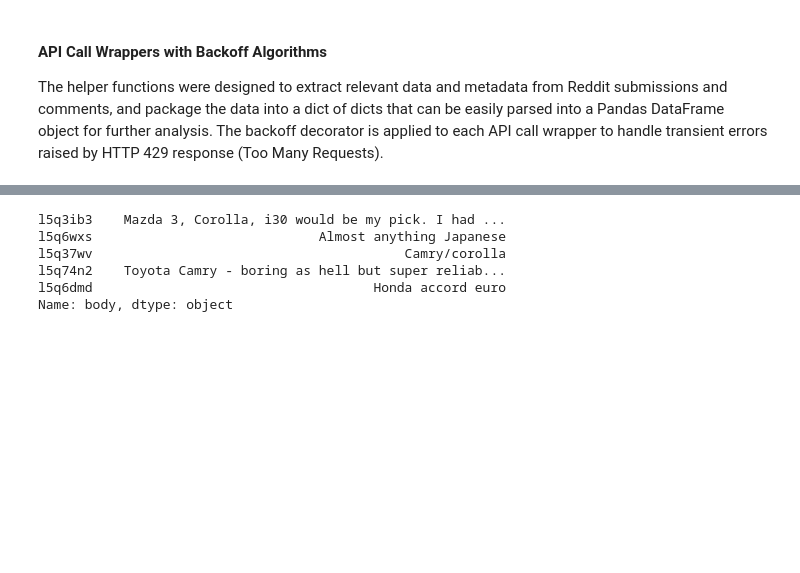
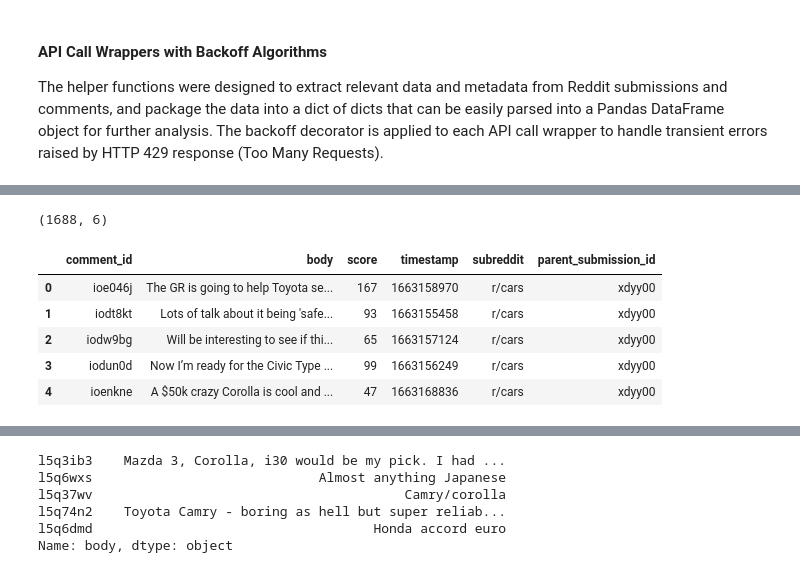
Before and after one commit to chardc/chat-what-car-to-buy, a Jupyter notebook: notebooks/pipeline_prototype.ipynb, the cells around one changed output, grey strips where cells are left out. Saved outputs shown, nothing was run; the diff lists cells and outputs as text; code cells hidden in the pictures; blank space fills up the shorter version.

```diff
--- a/notebooks/pipeline_prototype.ipynb
+++ b/notebooks/pipeline_prototype.ipynb
@@ -592,0 +428,11 @@ class ParquetDataLoader:
+# %%
+print(comment_df.shape)
+comment_df.head()
+# %% [output]
+(1688, 6)
+|  | comment_id | body | score | timestamp | subreddit | parent_submission_id |
+| 0 | ioe046j | The GR is going to help Toyota se... | 167 | 1663158970 | r/cars | xdyy00 |
+| 1 | iodt8kt | Lots of talk about it being 'safe... | 93 | 1663155458 | r/cars | xdyy00 |
+| 2 | iodw9bg | Will be interesting to see if thi... | 65 | 1663157124 | r/cars | xdyy00 |
+| 3 | iodun0d | Now I’m ready for the Civic Type ... | 99 | 1663156249 | r/cars | xdyy00 |
+| 4 | ioenkne | A $50k crazy Corolla is cool and ... | 47 | 1663168836 | r/cars | xdyy00 |
```
Also changed, not shown: parts of 57 cells of this notebook.
